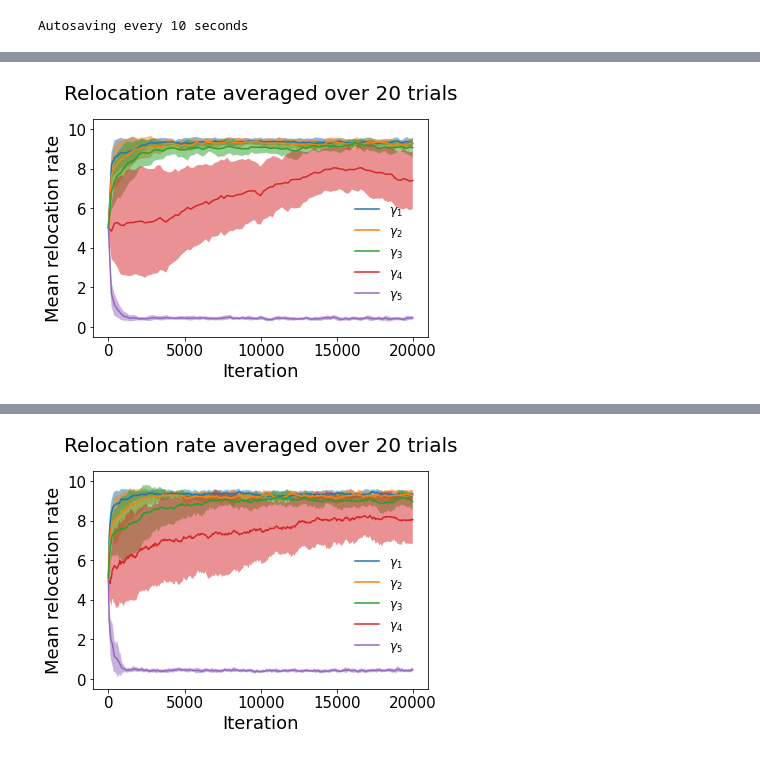
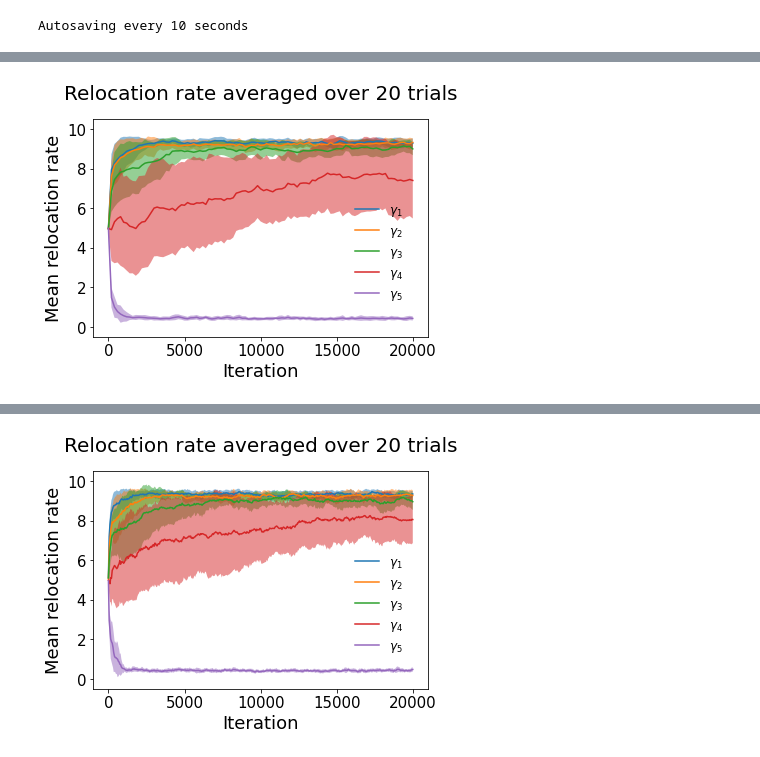
Before and after one commit to tongliang11/Evolution-dynamics, a Jupyter notebook: Agent based stochastic simulations.ipynb, the cells around one changed output, grey strips where cells are left out. Saved outputs shown, nothing was run; the diff lists cells and outputs as text; code cells hidden in the pictures.

Commit message:
Add new Fig/Animation notebook
Cleaned and updated figure and animation notebook.

```diff
--- a/Agent based stochastic simulations.ipynb
+++ b/Agent based stochastic simulations.ipynb
@@ -403,0 +187,8 @@ def plotcopiesbox(copy,title,alldata=None,foodata=None): #multi trails box plot
+# %%
+for c in [0,0.1,0.2,0.3,0.4,0.5,0.6,0.7]:
+    resource = exponetial_resource(128,128,c)
+    for b5 in [3,4,5,6,7,8,9,10]:
+        print(c,b5)
+        with ProcessPoolExecutor() as executor:
+            test = [executor.submit(evolve,total_iteration=20001,initial_condition=intialcondtiongenerator_uniform(hop_high=10, n=128, m=500),trialnumber=i,n = 128, noisestd = 0.05, datastoretype=1000,
+           initialagentnumber=500, T=0.3,K = 1, hop_high = 10,note='standard parameters (further optimized algorithm) 5rd run: uniform resource initial 500 agents, 5 resource levels, [0,1,2,3,4], 128*128 sites, T=0.3 k=1',b5=b5,c=c) for i in range(20)]
@@ -403,0 +200,18 @@ def plotcopiesbox(copy,title,alldata=None,foodata=None): #multi trails box plot
+# %%
+# iteration =20000
+# var=[[] for _ in range(len(range(0,iteration,200)))]
+ave=[[] for _ in range(len(range(0,iteration,200)))]
+for c in [0,0.1,0.2,0.3,0.4,0.5,0.6,0.7]:
+    for b5 in [3,4,5,6,7,8,9,10]:
+        for i in range(20):
+            data=[[] for _ in range(20)]
+            try:
+                with open("./evolve_data/b5_c_plane/b5_{}_c_{}/trial_{}/iteration_{}".format(b5,c,i,20000), "rb") as fp:   # Unpickling
+                    data[i] = pickle.load(fp)
+            except FileNotFoundError:
+                print("trial_{}".format(j)+" doesn\'t have iteration_{}".format(i))
+            else:
+                boxdata.append(np.average(np.array([data[i][j].hop for j in range(500)]),axis=0))
+#     boxdata=[np.median(np.array([data[j][i].hop for i in range(500)]),axis=0) for j in range(20)]
+        var[int(i/200)]=np.var(np.array(boxdata).T,1)
+        ave[int(i/200)]=np.average(np.array(boxdata).T,1)
@@ -404,3 +220,15 @@ def plotcopiesbox(copy,title,alldata=None,foodata=None): #multi trails box plot
+# %%
+c=0.1
+b5=8
+boxdata=[]
+for i in range(20):
+    try:
+        with open("./evolve_data/b5_c_plane/b5_{}_c_{}/trial_{}/iteration_{}".format(b5,c,i,20000), "rb") as fp:   # Unpickling
+            data = pickle.load(fp)
+    except FileNotFoundError:
+        print("trial_{}".format(j)+" doesn\'t have iteration_{}".format(i))
+    else:
+        boxdata.append(np.average(np.array([data[j].hop for j in range(500)]),axis=0))
 # %%
 # with open('./evolve_data/2021_04_08_14_50/trail_19/resource.txt', "rb") as fp:
 #     resource=pickle.load(fp)
@@ -435,0 +295,4 @@ with ProcessPoolExecutor() as executor:
+# %%
+with open("./evolve_data/b5_c_plane/b5_10_c_0.7/trial_{}/iteration_{}".format(1,00), "rb") as fp:   # Unpickling
+    data = pickle.load(fp)
+plotsingleviolin(data)
@@ -445,7 +359,7 @@ for i in range(0,iteration,200):
 #         with open("./evolve_data/2020_06_17_01_25/trail_{}/iteration_{}".format(j,i), "rb") as fp:   # Unpickling
 #             data[j] = pickle.load(fp)
         try:
-            with open("./evolve_data/2021_04_12_02_18/trial_{}/iteration_{}".format(j,i), "rb") as fp:   # Unpickling
+            with open("./evolve_data/2021_04_13_22_49/trial_{}/iteration_{}".format(j,i), "rb") as fp:   # Unpickling
                 data[j] = pickle.load(fp)
         except FileNotFoundError:
             print("trail_{}".format(j)+" doesn\'t have iteration_{}".format(i))
@@ -454,31 +368,31 @@ for i in range(0,iteration,200):
 #     boxdata=[np.median(np.array([data[j][i].hop for i in range(500)]),axis=0) for j in range(20)]
     var[int(i/200)]=np.var(np.array(boxdata).T,1)
     ave[int(i/200)]=np.average(np.array(boxdata).T,1)
 # for i in range(5):
 #     plt.plot(np.sqrt(np.array(var))[:,i],label="component {}".format(i+1))
 # plt.ylabel('STD of the medians of 20 copies')
 # plt.xlabel('Iterations/50')
 # # plt.title('noise 0.05 uniform local birth')
 # plt.legend()
 # plt.show()
 for i in range(5):
     plt.plot(np.linspace(0,20000,101),np.array(ave)[:,i],'-',label="$\gamma_{}$".format(i+1))
     plt.fill_between(np.linspace(0,20000,101),np.array(ave)[:,i]-np.sqrt(np.array(var))[:,i], np.array(ave)[:,i]+np.sqrt(np.array(var))[:,i], alpha=0.5)
 plt.ylabel('Mean relocation rate',fontsize = 18)
 plt.xlabel('Iteration',fontsize =18 )
 # plt.xticks(fontsize=12)
 # plt.title('Relocation rate averaged over 20 trials',fontsize=18)
 plt.text(10000, 11.5, 'Relocation rate averaged over 20 trials',
          horizontalalignment='center',
          fontsize=20)
 # plt.title('0 1 2 3 4 k =1 32*32 site')
 plt.legend(bbox_to_anchor=(0.75, 0.11),frameon=False,fontsize=12)
 plt.ylim(-0.5,10.5)
 plt.gca().set_xticks([0,5000,10000,15000,20000])
 plt.gca().tick_params(axis='x',labelsize=15)
 plt.gca().tick_params(axis='y',labelsize=15)
 # plt.legend()
 # plt.show()
 # plt.savefig('./Paper_1_Figures/evo_iteration_density0_ave.pdf')
 # %% [output]
-[figure, old version]
+[figure, new version]
```
Also changed, not shown: parts of 13 cells of this notebook, 4 other files.
